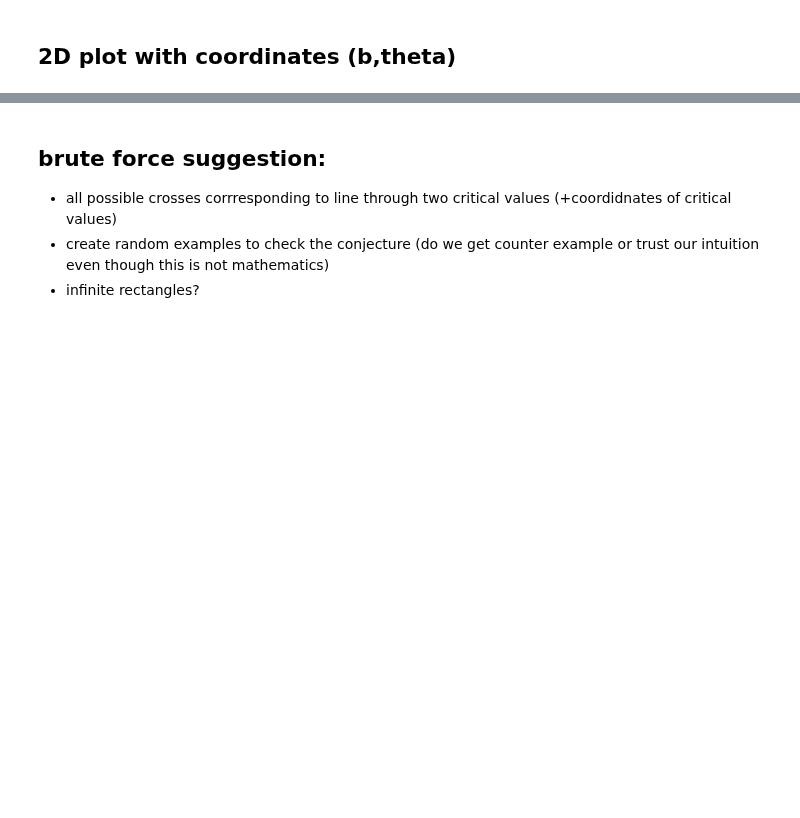
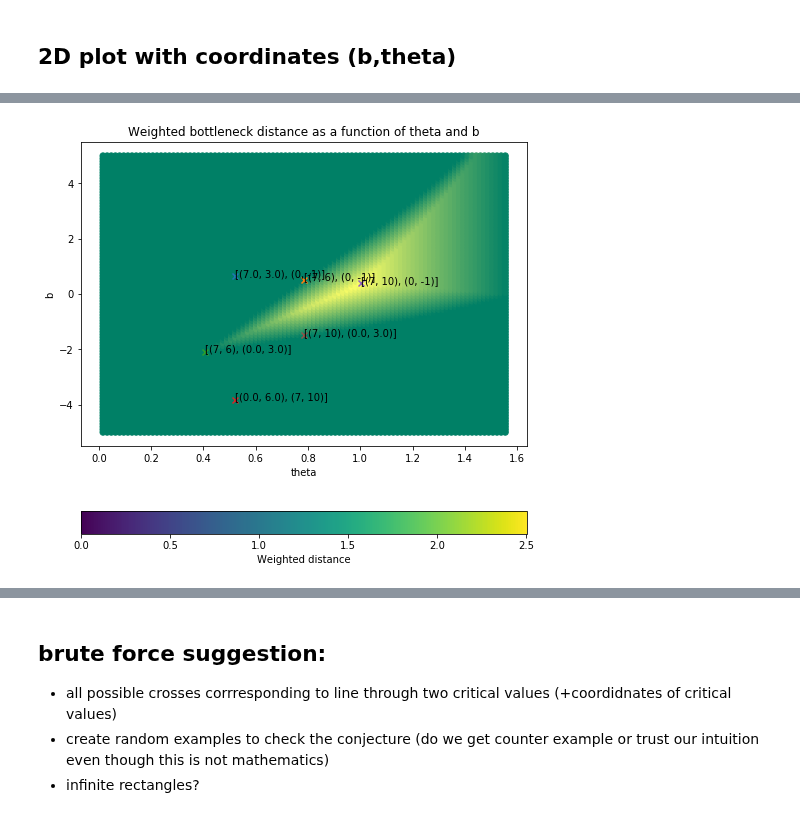
Before and after one commit to asilata/matching-distance-code, a Jupyter notebook: Notebooks/Matching_distance_notebook.ipynb, the cells around one changed output, grey strips where cells are left out. Drawn from its saved outputs; the diff is of its cells as text; code cells hidden in the pictures; blank space fills up the shorter version.

```diff
--- a/Notebooks/Matching_distance_notebook.ipynb
+++ b/Notebooks/Matching_distance_notebook.ipynb
@@ -322,3 +391,12 @@ print(D)
+# %%
+b_crit = []
+theta_crit = []
+for j in range(len(Lines)):
+    Line = Lines[j]
+    b= Line.b[0]
+    theta = atan(Line.m[1]/Line.m[0])
+    b_crit.append(b)
+    theta_crit.append(theta)
 # %%
 Line = Lines[4]
 b= Line.b[0]
@@ -363,3 +450,23 @@ plt.show()
+# %%
+plt.figure(figsize=(8,8))
+plt.scatter(T, BB, c= Dist, cmap = "summer")
+for j in range(len(Lines)):
+    plt.scatter(theta_crit[j], b_crit[j], marker = 'x')
+
+    plt.text(theta_crit[j], b_crit[j], str(Crit[j]))
+
+#ratio = [1, 0.53, 2, 0.76, 0.5, 2.125, 0.561.28, 1.09, 1.02]
+
+# scatterplot
+#plt.scatter(x=purchaseCount, y=likes, c=ratio, cmap="summer")
+plt.xlabel('theta')
+plt.ylabel('b')
+plt.title("Weighted bottleneck distance as a function of theta and b")
+plt.colorbar(label="Weighted distance", orientation="horizontal")
+plt.clim(0,max(Dist))
+plt.show()
+# %% [output]
+[figure, added]
 # %%
 plt.figure(figsize=(8,8))
 plt.scatter(T, BB, c= Dist, cmap = "summer")
```
Also changed, not shown: parts of 18 cells of this notebook, 1 other file.
